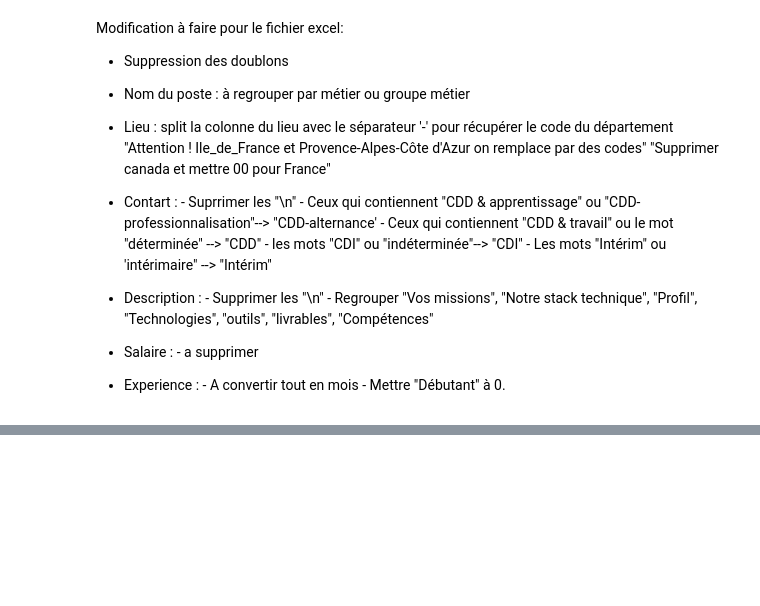
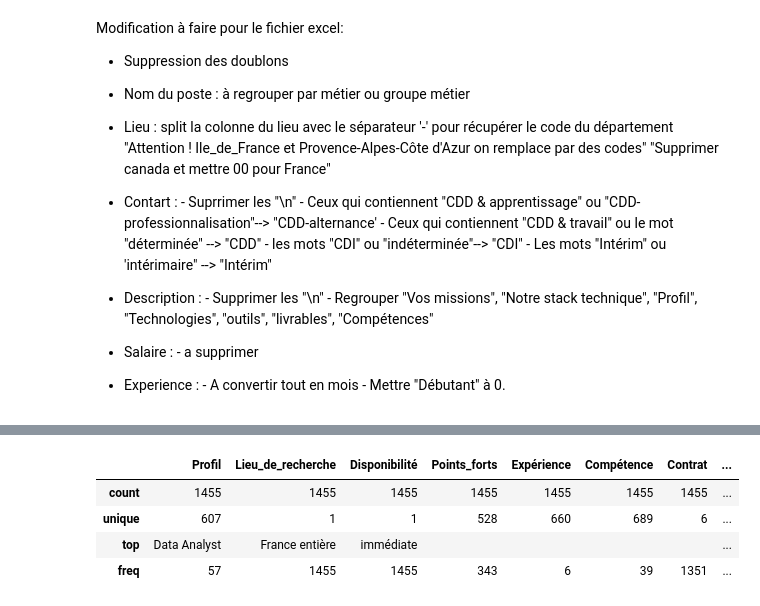
Before and after one commit to melly704/Match_RH_ydays, a Jupyter notebook: clean_data.ipynb, the cells around one changed output, grey strips where cells are left out. Saved outputs shown, nothing was run; the diff lists cells and outputs as text; code cells hidden in the pictures; blank space fills up the shorter version.

```diff
--- a/clean_data.ipynb
+++ b/clean_data.ipynb
@@ -117,0 +296,8 @@ Modification à faire pour le fichier excel:
+# %%
+df_profile_cleaned.describe()
+# %% [output]
+|  | Profil | Lieu_de_recherche | Disponibilité | Points_forts | Expérience | Compétence | Contrat | ... |
+| count | 1455 | 1455 | 1455 | 1455 | 1455 | 1455 | 1455 | ... |
+| unique | 607 | 1 | 1 | 528 | 660 | 689 | 6 | ... |
+| top | Data Analyst | France entière | immédiate |  |  |  |  | ... |
+| freq | 57 | 1455 | 1455 | 343 | 6 | 39 | 1351 | ... |
```
Also changed, not shown: parts of 27 cells of this notebook, 1 other file.
